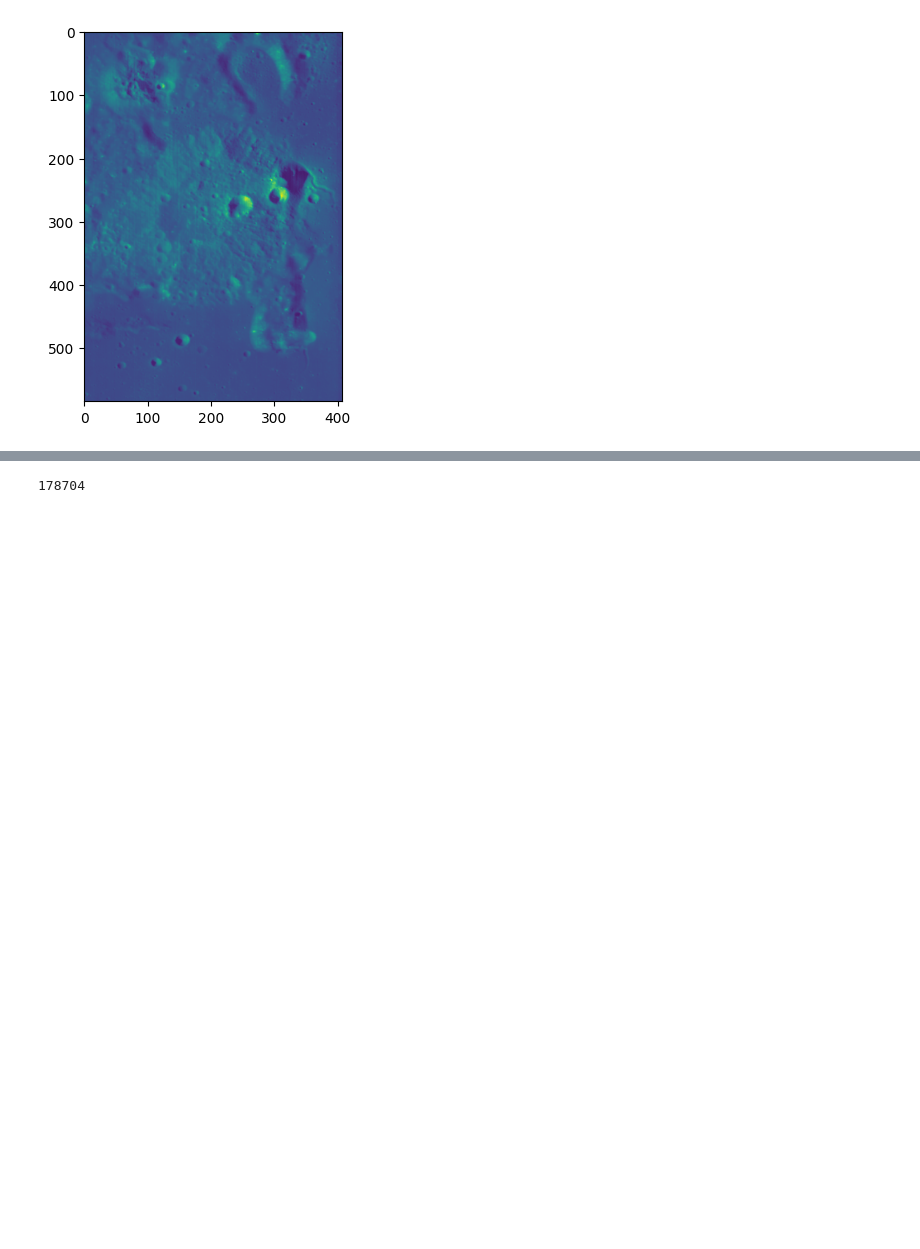
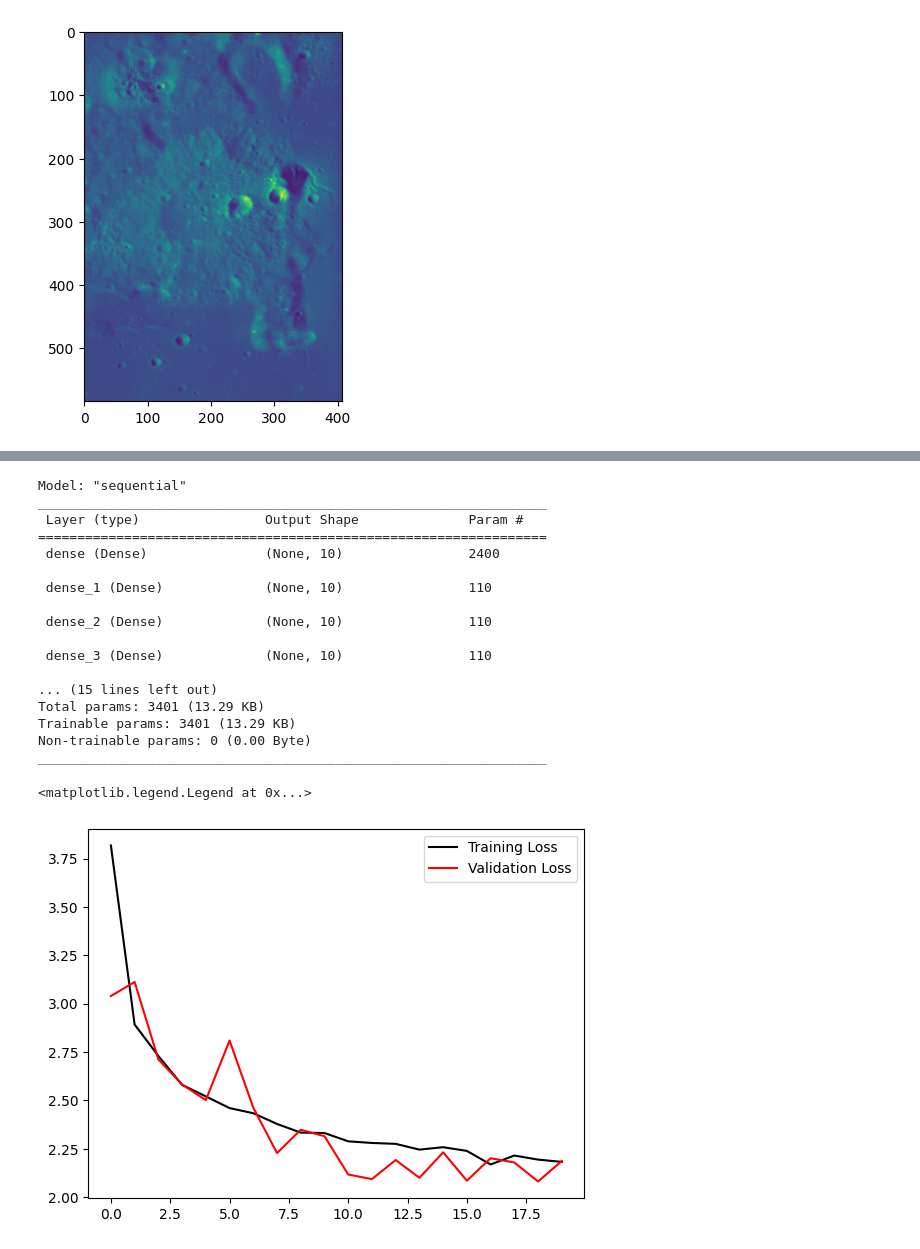
Before and after one commit to z-vig/ClassifyHySpecMoon, a Jupyter notebook: dev_tests.ipynb, the cells around one changed output, grey strips where cells are left out. Drawn from its saved outputs; the diff is of its cells as text; code cells hidden in the pictures; blank space fills up the shorter version.

```diff
--- a/dev_tests.ipynb
+++ b/dev_tests.ipynb
@@ -85,10 +113,9 @@ plt.savefig('G:/My Drive/Machine Learning Project/Figures/class_averages.svg',tr
 # %%
-hyperparams = MyHyperParameters(10,[10]*10,0.01,32,20)
+hyperparams = MyHyperParameters(10,[10]*10,0.01,1000,20)
 
 mydata.split_train_test()
 mydata.minmax_normalization((0,1))
 
-model = run_mlp(mydata,hyperparams)
-model.summary()
+model,hist,pred = run_mlp(mydata,hyperparams)
 # %% [output]
 WARNING:tensorflow:From c:\Users\zvig\Desktop\python_code\ClassifyHySpecMoon\.venv\Lib\site-packages\keras\src\backend.py:873: The name tf.get_default_graph is deprecated. Please use tf.compat.v1.get_ ...
@@ -96,4 +138,29 @@ AxisError: destination: axis 1 is out of bounds for array of dimension 1
-# %%
-print(mydata.Y_train)
-# %% [output]
-178704
+# %%
+model.summary()
+
+# print(mydata.Y_train)
+
+plt.plot(range(0,hyperparams.nepochs),hist.history['loss'],c='k',label='Training Loss')
+plt.plot(range(0,hyperparams.nepochs),hist.history['val_loss'],c='r',label='Validation Loss')
+plt.legend()
+# plt.ylim(0,0.5)
+# %% [output]
+Model: "sequential"
+_________________________________________________________________
+ Layer (type)                Output Shape              Param #
+=================================================================
+ dense (Dense)               (None, 10)                2400
+
+ dense_1 (Dense)             (None, 10)                110
+
+ dense_2 (Dense)             (None, 10)                110
+
+ dense_3 (Dense)             (None, 10)                110
+
+... (15 lines left out)
+Total params: 3401 (13.29 KB)
+Trainable params: 3401 (13.29 KB)
+Non-trainable params: 0 (0.00 Byte)
+_________________________________________________________________
+<matplotlib.legend.Legend at 0x...>
+[figure, added]
```
Also changed, not shown: parts of 6 cells of this notebook, 3 other files.
